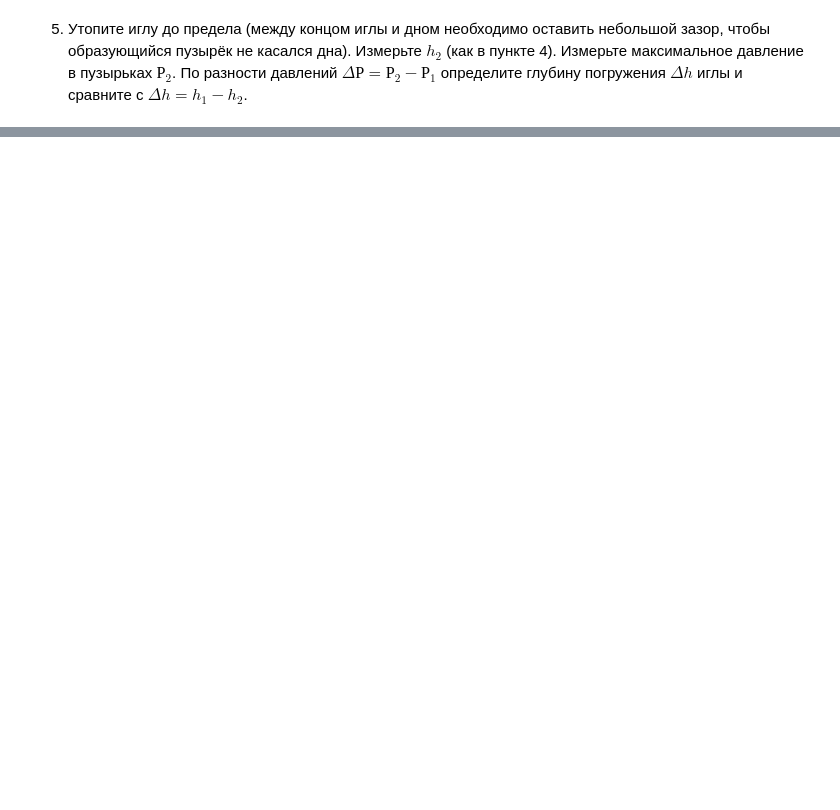
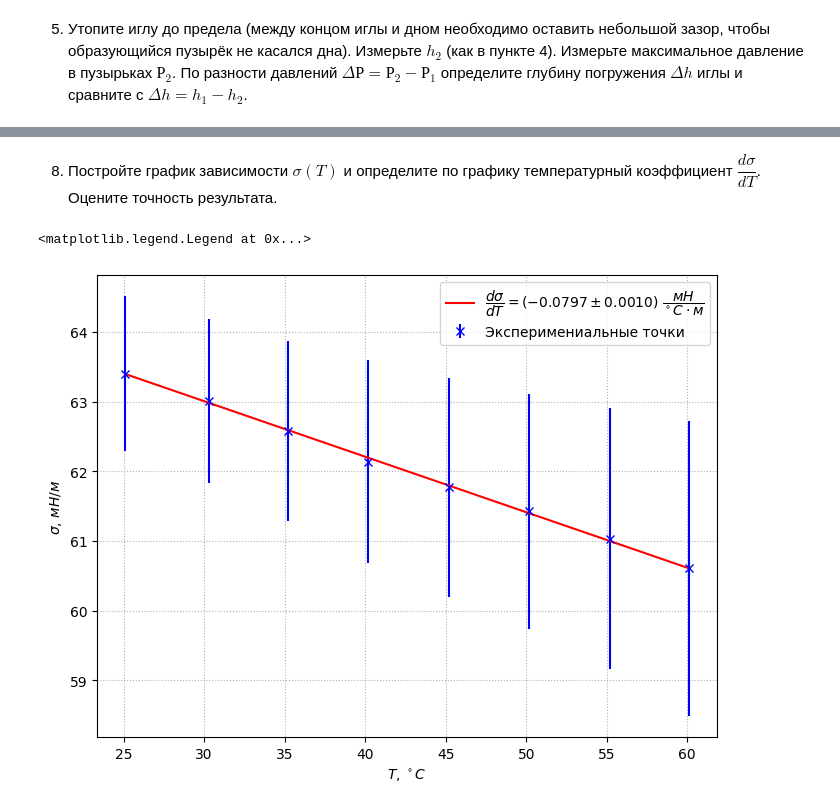
Before and after one commit to MichaelShulga/labs-mipt, a Jupyter notebook: 2.5.1/main.ipynb, the cells around one changed output, grey strips where cells are left out. Drawn from its saved outputs; the diff is of its cells as text; code cells hidden in the pictures; blank space fills up the shorter version.

```diff
--- a/2.5.1/main.ipynb
+++ b/2.5.1/main.ipynb
@@ -37,7 +44,7 @@ d
 # %% [markdown]
 4. Перенесите предварительно промытую и просушенную от спирта иглу в колбу с дистиллированной водой. Измерьте максимальное давление $Р_1$ при пробулькивании пузырьков, когда игла лишь касается поверхности воды. Аспиратор должен быть предварительно  заполнен водой почти доверху. Отрегулируйте скорость поднятия уровня спирта в манометре и сохраняйте её в течение всех экспериментов. Измерьте расстояние между верхним концом иглы и любой неподвижной часть прибора $h_1$.
 # %%
-N1_data = np.array([140, 139, 140, 140, 140])  # TODO
+N1_data = np.array([118, 118, 118, 119, 119])
 P1 = get_dP(N1_data)
 P1
 # %% [output]
@@ -50,7 +61,7 @@ h1
 # %% [markdown]
 5. Утопите иглу до предела (между концом иглы и дном необходимо оставить небольшой зазор, чтобы образующийся пузырёк не касался дна). Измерьте $h_2$ (как в пункте 4). Измерьте максимальное давление в пузырьках $Р_2$. По разности давлений $\Delta Р = Р_2 - Р_1$ определите глубину погружения $\Delta h$ иглы и сравните с $\Delta h = h_1 - h_2$.
 # %%
-N2_data = np.array([204, 204, 204, 204, 204])  # TODO
+N2_data = np.array([201, 202, 202, 202, 202.5])
 P2 = get_dP(N2_data)
 P2
 # %% [output]
@@ -70,0 +82,4 @@ print(h1 - h2, "- Экспериментально")
+# %%
+df = pd.read_excel('2.5.1.xlsx')
+df = df.drop(0)
+df
@@ -70,0 +98,8 @@ print(h1 - h2, "- Экспериментально")
+# %%
+df_new = pd.DataFrame(columns=['$T$, $^\circ C$', '$\sigma$, $мН/м$', '$\sigma_{\sigma}$, $мН/м$'])
+for i in range(len(df)):
+    T_i = df.iloc[i,0]
+    dP_i = get_dP(df.iloc[:i + 1, 1:6].to_numpy()) + (P1 - P2)
+    sigma_i = (dP_i * d / 4).to(ureg.mN / ureg.m)
+    df_new.loc[i] = [T_i, sigma_i.m.n, sigma_i.m.s]
+df_new
@@ -70,0 +116,35 @@ print(h1 - h2, "- Экспериментально")
+# %% [markdown]
+8. Постройте график зависимости $\sigma(T)$ и определите по графику температурный коэффициент $\dfrac{d\sigma}{dT}$. Оцените точность результата.
+# %%
+x_name = r"$T$, $^\circ C$"
+y_name = r"$\sigma$, $мН/м$"
+y_err_name = r"$\sigma_{\sigma}$, $мН/м$"
+
+plt.figure(figsize=(8,6), dpi=100) # размер графика
+plt.grid(True, linestyle="dotted") # сетка
+plt.xlabel(x_name)
+plt.ylabel(y_name)
+
+plt.errorbar(
+    df_new[x_name],
+    df_new[y_name],
+    yerr=df_new[y_err_name],
+    fmt="xb",
+    label="Эксперимениальные точки"
+)
+
+func = lambda x, k, b: k * x + b
+popt, pcov = curve_fit(func , xdata=df_new[x_name], ydata=df_new[y_name], sigma=df_new[y_err_name])
+perr = np.sqrt(np.diag(pcov))
+k = ufloat(popt[0], perr[0])
+plt.plot(
+    df_new[x_name],
+    func(df_new[x_name], *popt),
+    'r-',
+    label=fr"$\dfrac{{d\sigma}}{{dT}}=({k:L})$ $\dfrac{{мН}}{{^\circ C \cdot м}}$"
+)
+
+plt.legend()
+# %% [output]
+<matplotlib.legend.Legend at 0x...>
+[figure, added]
```
Also changed, not shown: parts of 17 cells of this notebook.
